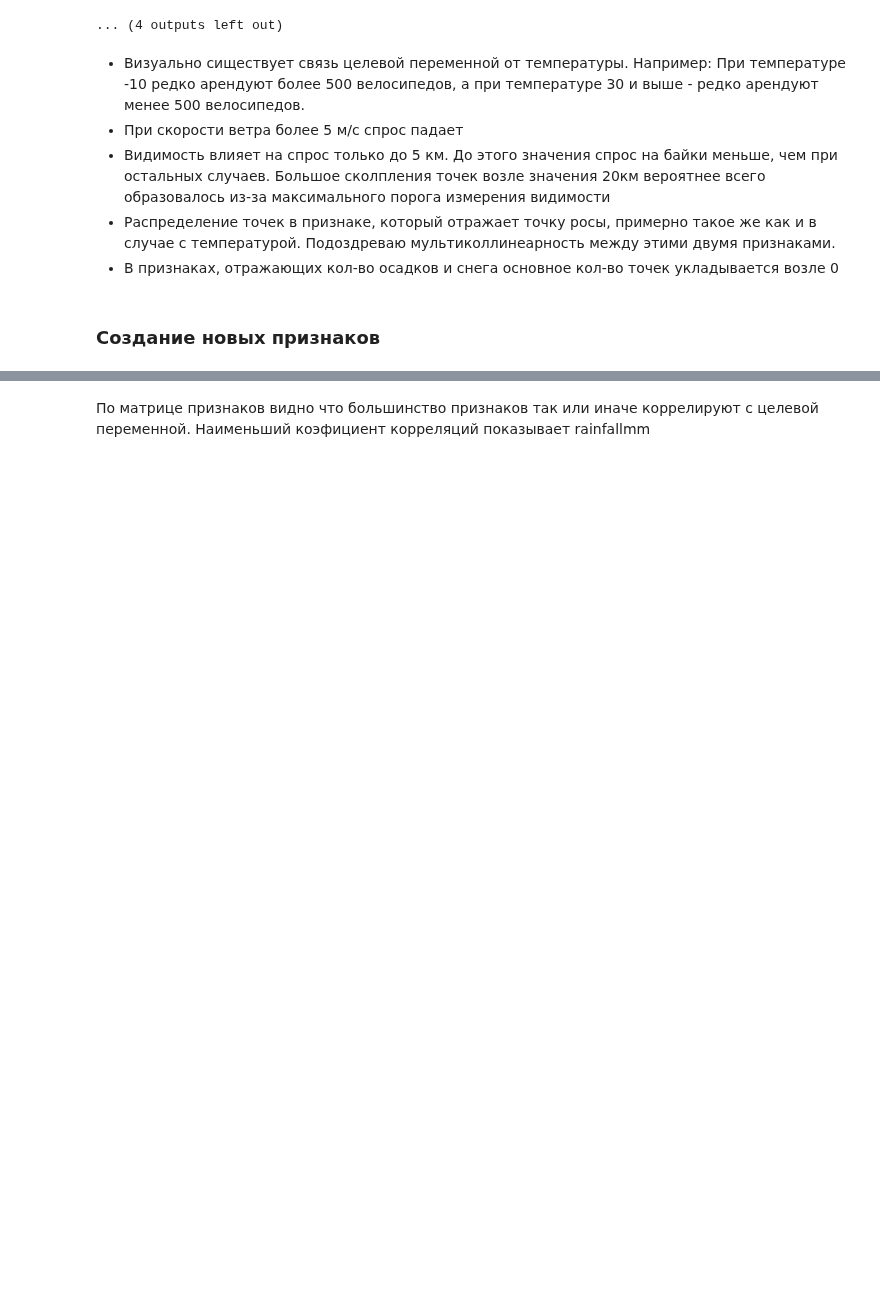
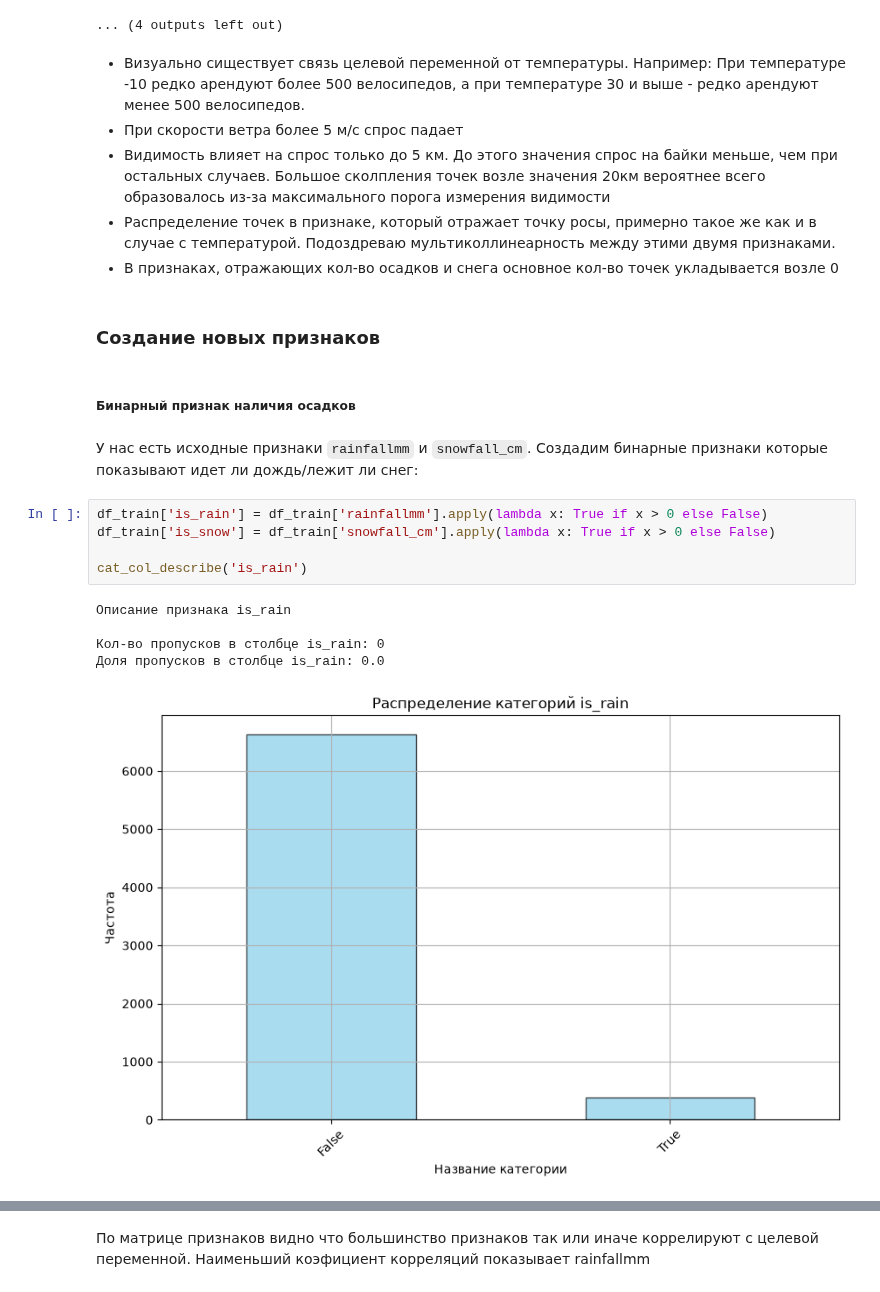
Before and after one commit to ilya-liniukhin/bikesouth_regression_problem, a Jupyter notebook: notebook.ipynb, the cells around one changed output, grey strips where cells are left out. Saved outputs shown, nothing was run; the diff lists cells and outputs as text; blank space fills up the shorter version.

```diff
--- a/notebook.ipynb
+++ b/notebook.ipynb
@@ -949,3 +807,18 @@ for i in num_cols:
 - В признаках, отражающих кол-во осадков и снега основное кол-во точек укладывается возле 0
 # %% [markdown]
 ### Создание новых признаков
+# %% [markdown]
+##### Бинарный признак наличия осадков
+# %% [markdown]
+У нас есть исходные признаки `rainfallmm` и `snowfall_cm`. Создадим бинарные признаки которые показывают идет ли дождь/лежит ли снег:
+# %%
+df_train['is_rain'] = df_train['rainfallmm'].apply(lambda x: True if x > 0 else False)
+df_train['is_snow'] = df_train['snowfall_cm'].apply(lambda x: True if x > 0 else False)
+
+cat_col_describe('is_rain')
+# %% [output]
+Описание признака is_rain
+
+Кол-во пропусков в столбце is_rain: 0
+Доля пропусков в столбце is_rain: 0.0
+[figure, added]
```
Also changed, not shown: parts of 78 cells of this notebook, 1 other file.
